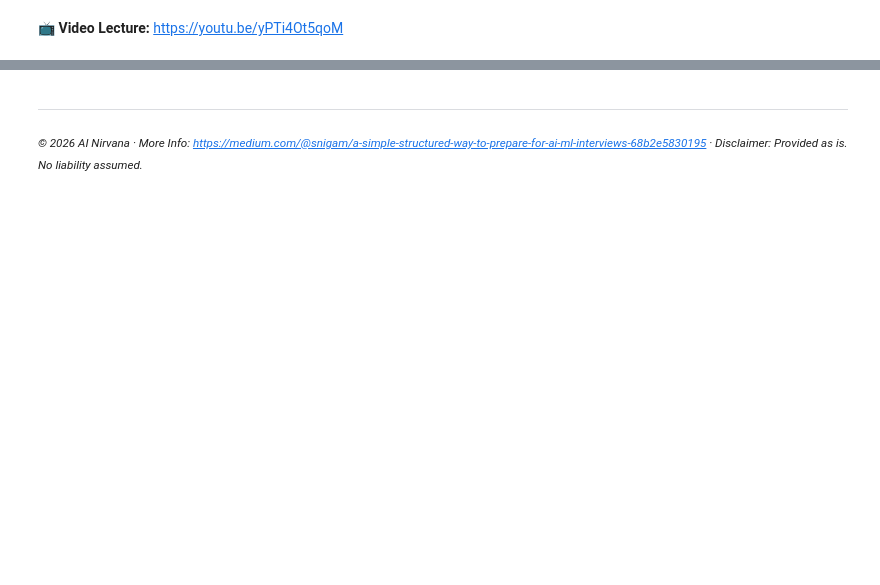
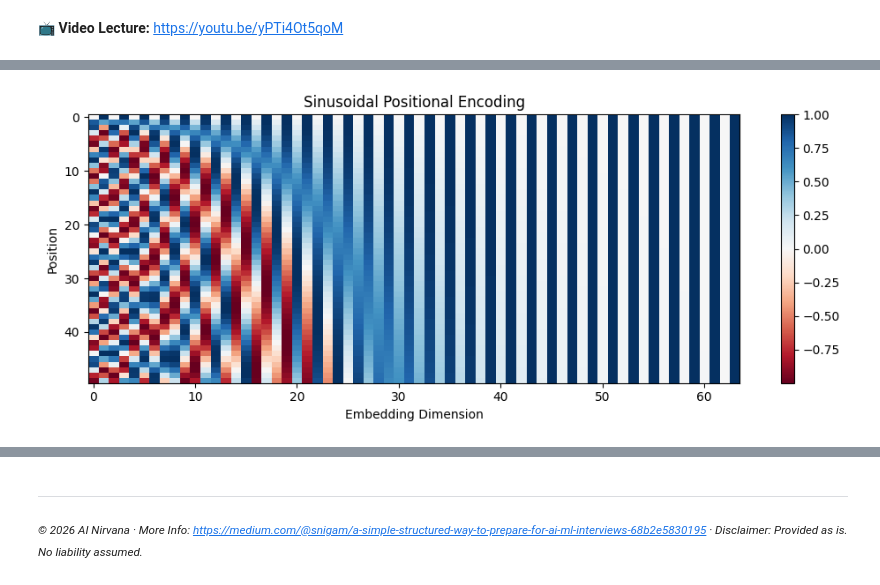
Before and after one commit to sanigam/AI-ML-Interview-Prep, a Jupyter notebook: 21_Transformer_Architecture/Transformer_Architecture.ipynb, the cells around one changed output, grey strips where cells are left out. Cells and saved outputs as stored; diff of their text form; code cells hidden in the pictures; blank space fills up the shorter version.

```diff
--- a/21_Transformer_Architecture/Transformer_Architecture.ipynb
+++ b/21_Transformer_Architecture/Transformer_Architecture.ipynb
@@ -383,0 +72,17 @@ print(df.to_string(index=False))
+# %%
+def positional_encoding(max_len, d_model):
+    PE = np.zeros((max_len, d_model))
+    position = np.arange(max_len)[:, None]
+    div_term = np.exp(np.arange(0, d_model, 2) * -(np.log(10000.0) / d_model))
+    PE[:, 0::2] = np.sin(position * div_term)
+    PE[:, 1::2] = np.cos(position * div_term)
+    return PE
+
+PE = positional_encoding(50, 64)
+plt.figure(figsize=(10, 4))
+plt.imshow(PE, aspect='auto', cmap='RdBu')
+plt.xlabel('Embedding Dimension'); plt.ylabel('Position')
+plt.title('Sinusoidal Positional Encoding')
+plt.colorbar(); plt.tight_layout(); plt.show()
+# %% [output]
+[figure, added]
```
Also changed, not shown: parts of 33 cells of this notebook, 7 other files.
